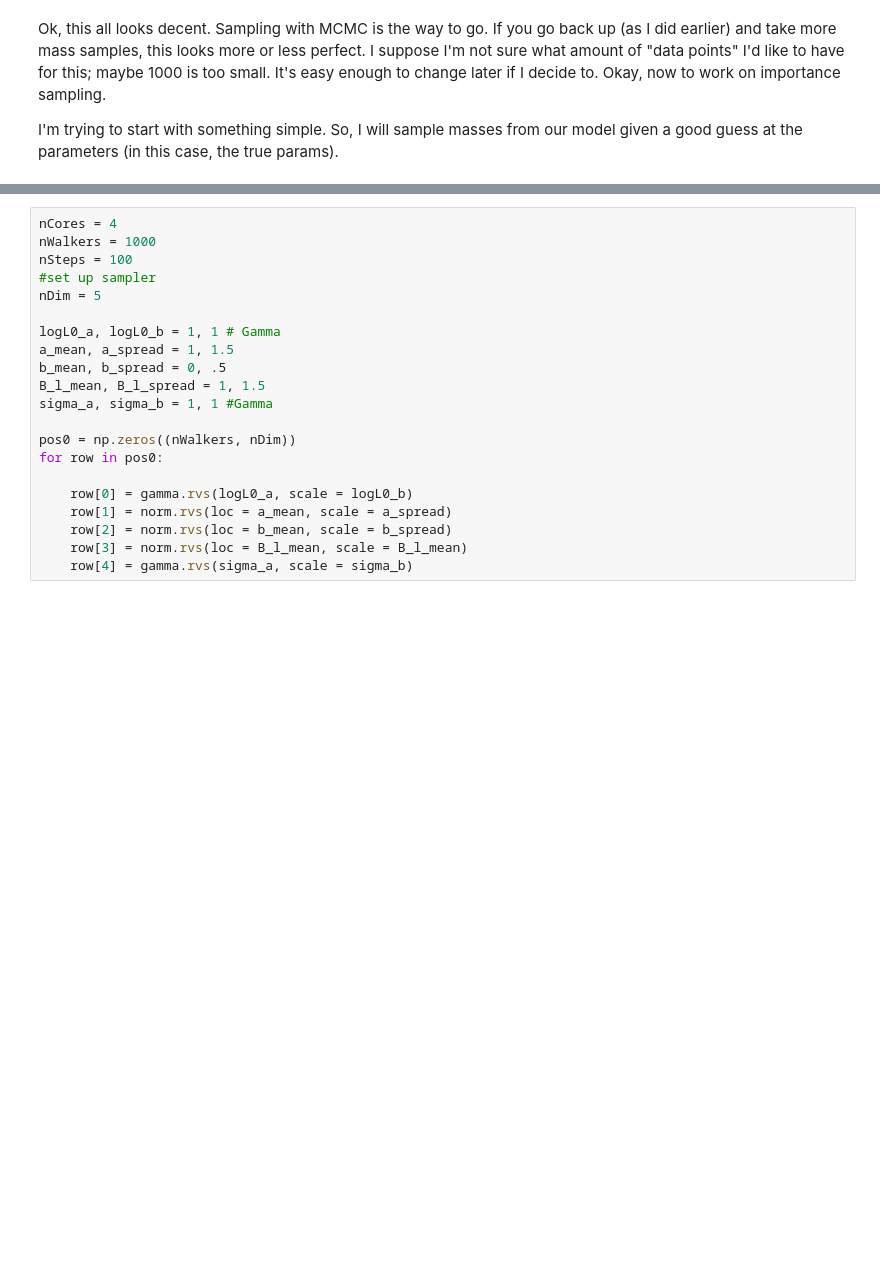
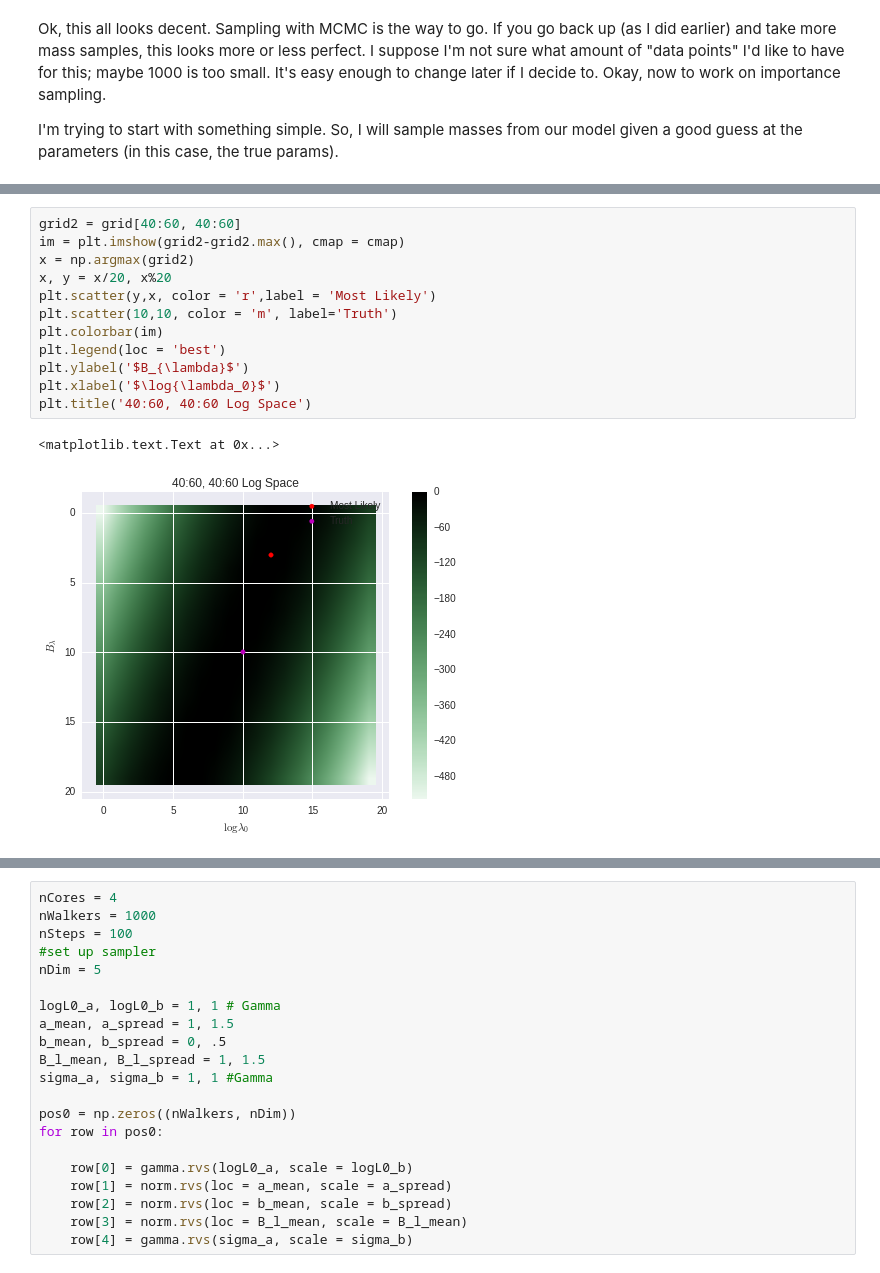
Before and after one commit to Ravirajadrangi/ClusterMassInference, a Jupyter notebook: Importance Sampling.ipynb, the cells around one changed output, grey strips where cells are left out. Saved outputs shown, nothing was run; the diff lists cells and outputs as text; blank space fills up the shorter version.

```diff
--- a/Importance Sampling.ipynb
+++ b/Importance Sampling.ipynb
@@ -232 +232,16 @@ plt.xlabel('$\log{\lambda_0}$')
+# %%
+grid2 = grid[40:60, 40:60]
+im = plt.imshow(grid2-grid2.max(), cmap = cmap)
+x = np.argmax(grid2)
+x, y = x/20, x%20
+plt.scatter(y,x, color = 'r',label = 'Most Likely')
+plt.scatter(10,10, color = 'm', label='Truth')
+plt.colorbar(im)
+plt.legend(loc = 'best')
+plt.ylabel('$B_{\lambda}$')
+plt.xlabel('$\log{\lambda_0}$')
+plt.title('40:60, 40:60 Log Space')
+# %% [output]
+<matplotlib.text.Text at 0x...>
+[figure, added]
 # %%
```
Also changed, not shown: parts of 17 cells of this notebook.
